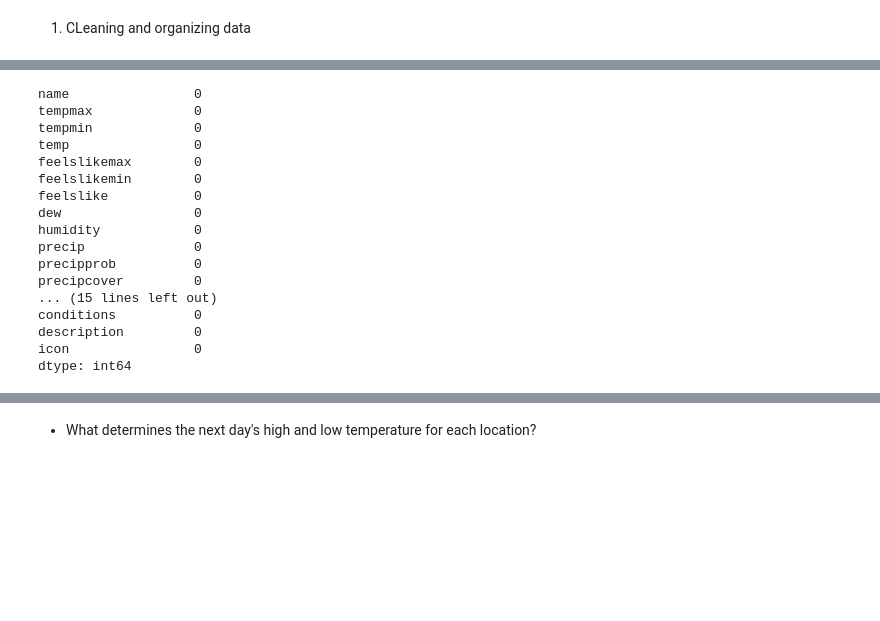
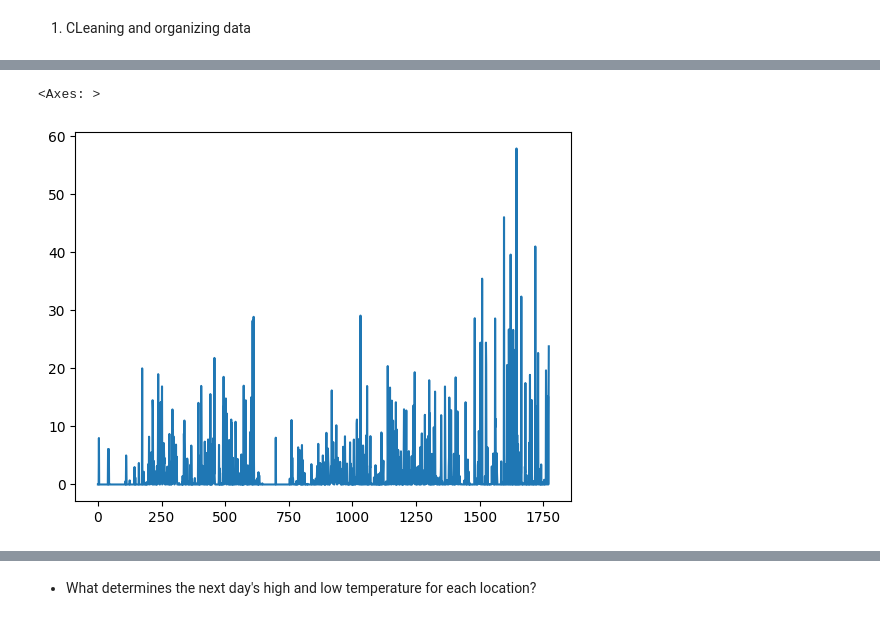
Before and after one commit to Laizra/Weather_prediction, a Jupyter notebook: weather.ipynb, the cells around one changed output, grey strips where cells are left out. Drawn from its saved outputs; the diff is of its cells as text; code cells hidden in the pictures; blank space fills up the shorter version.

```diff
--- a/weather.ipynb
+++ b/weather.ipynb
@@ -15,27 +133,13 @@ df = pd.read_csv("weather-feb-may15.csv", index_col="datetime")
 # %%
-weather = df[['name', 'tempmax', 'tempmin', 'temp', 'feelslikemax', 'feelslikemin',
-       'feelslike', 'dew', 'humidity', 'precip', 'precipprob', 'precipcover', 'snow', 'snowdepth', 'windgust', 'windspeed', 'winddir',
-       'sealevelpressure', 'cloudcover', 'visibility', 'solarradiation',
-       'solarenergy', 'uvindex', 'severerisk', 'sunrise', 'sunset',
-       'moonphase', 'conditions', 'description', 'icon']].copy()
+# weather.index.month.value_counts().sort_index()
+weather = both[['name', 'datetime', 'tempmax', 'tempmin', 'temp', 'feelslikemax',
+       'feelslikemin', 'feelslike', 'dew', 'humidity', 'precip', 'precipprob',
+       'precipcover', 'preciptype', 'snow', 'snowdepth', 'windgust',
+       'windspeed', 'winddir', 'sealevelpressure', 'cloudcover', 'visibility',
+       'solarradiation', 'solarenergy', 'uvindex', 'sunrise',
+       'sunset', 'moonphase', 'conditions', 'description']].copy()
-# %%
-nulls = weather.apply(pd.isnull).sum()
-nulls
-# %% [output]
-name                0
-tempmax             0
-tempmin             0
-temp                0
-feelslikemax        0
-feelslikemin        0
-feelslike           0
-dew                 0
-humidity            0
-precip              0
-precipprob          0
-precipcover         0
-... (15 lines left out)
-conditions          0
-description         0
-icon                0
-dtype: int64
+# %%
+weather["precip"].plot()
+# %% [output]
+<Axes: >
+[figure, added]
```
Also changed, not shown: parts of 15 cells of this notebook.
